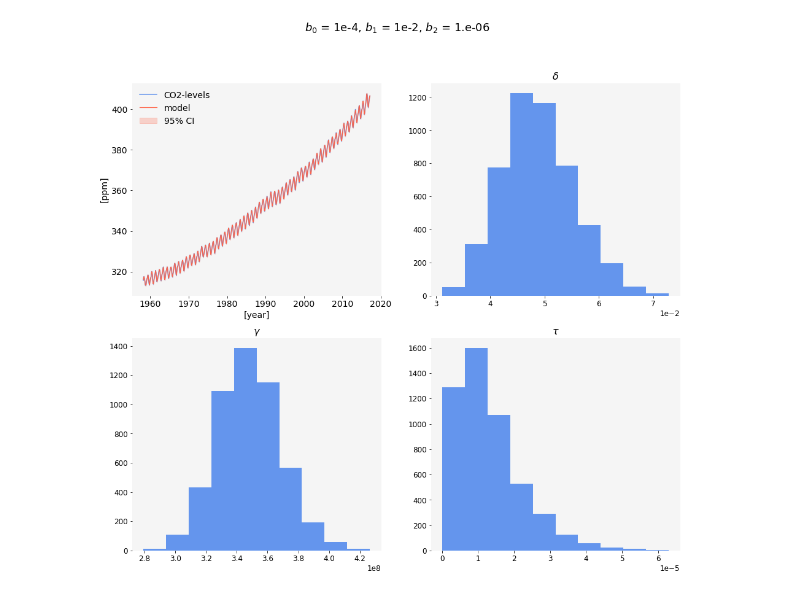
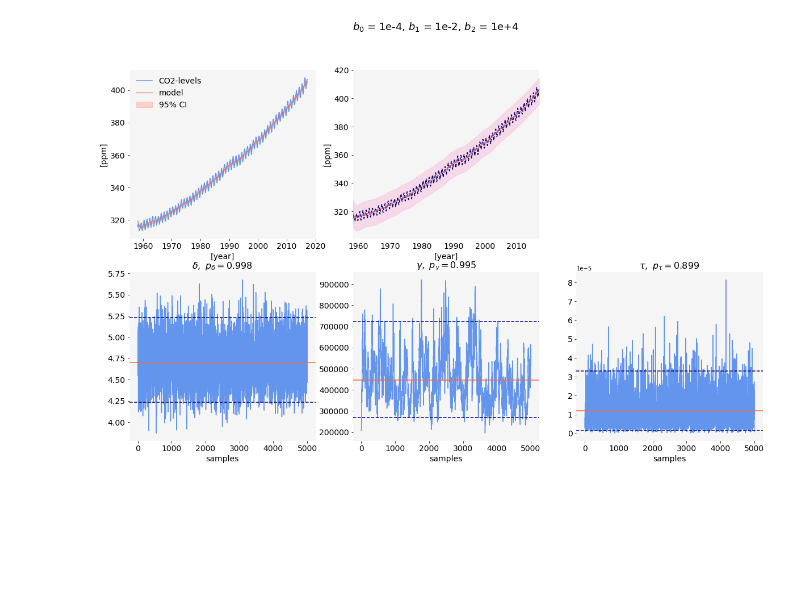
Before and after one commit to NikolineBalle/Bachelor, a Jupyter notebook: sampling_hawaii.ipynb, the cells around one changed output. Drawn from its saved outputs; the diff is of its cells as text; code cells hidden in the pictures; blank space fills up the shorter version.

```diff
--- a/sampling_hawaii.ipynb
+++ b/sampling_hawaii.ipynb
@@ -212,0 +282,11 @@ for j in range(J):
+# %%
+p = np.zeros(J)
+for i in range(J):
+    del_reshape = del_res[j,:]
+    del_reshape.shape=(5000,1)
+    tau_reshape = tau_res[j,:]
+    tau_reshape.shape=(5000,1)
+    gam_reshape = gam_res[j,:]
+    gam_reshape.shape=(5000,1)
+    hyp_chain =  np.concatenate((gam_reshape, del_reshape, tau_reshape),axis= 1)
+    _,p[j]       = Geweke(hyp_chain,0.1,0.5)
@@ -213,10 +295,11 @@ for j in range(J):
 # %%
 fs = 16
-ts = 12
+ts = 14
 col1 = 'cornflowerblue'
+samp = np.linspace(1,5000,5000)
 for j in range(J):
     fig = plt.figure()
-    plt.subplot(2,2,1)
+    plt.subplot(2,3,1)
     plt.plot(dates,carbon,color = 'cornflowerblue', label = '$\hat{y}_i$')
     plt.plot(dates,y_mean[j,:] ,color = 'tomato', linewidth=1.2, label = 'model')
     plt.fill_between(dates,y_ci[j,0,:],y_ci[j,1,:], color='tomato', alpha=.25,label = '$95\%$ CI')
@@ -230,54 +313,81 @@ for j in range(J):
     for spine in plt.gca().spines.values():
         spine.set_visible(False)
 
-    plt.subplot(2,2,2)
-    plt.hist(del_res[j,:], color = col1)
-    plt.ticklabel_format(axis = 'x', style = 'sci', scilimits=(0,0))
-    plt.title('$\\delta$', fontsize = fs)
+    plt.subplot(2,3,2)
+    plt.plot(dates,carbon,'--',color = 'navy', linewidth=1.5, label = '$y(x)$')
+    plt.plot(dates,y_mean[j,:] ,color = 'tomato', linewidth=1.2, label = 'model')
+    plt.fill_between(dates,y_mean[j,:]- np.mean(del_res[j,:])*scipy.stats.norm.ppf(0.975),y_mean[j,:]+ np.mean(del_res[j,:])*scipy.stats.norm.ppf(0.975), color='hotpink', alpha=.2,label = '$\mu_{y} \pm 1.96 \cdot \mu_{\\delta}$')
+    #red_patch = mpatches.Patch(color='tomato', alpha = .25, label='95% CI')
+    #fig.legend(handles=[red_patch], bbox_to_anchor=(0.705, 0.705),  loc="center right", borderaxespad=0.2,prop = {'size': 14}, frameon = False)
+    plt.ylabel('[ppm]', fontsize = 14)
+    plt.xlabel('[year]', fontsize = 14)
+    plt.xticks(fontsize = 14)
+    plt.yticks(fontsize = 14)
+    plt.xlim([a,b])
+    plt.tick_params(left=True, bottom = False, right = False, top = False)
+    #plt.legend(numpoints = 1, prop = {'size': 14}, loc = 'lower right',  bbox_to_anchor=(1.55, b), frameon = False)
+    ax = plt.gca()
+    ax.set_facecolor('whitesmoke')
+    for spine in plt.gca().spines.values():
+        spine.set_visible(False)
+
+
+    plt.subplot(2,3,4)
+    plt.plot(samp,del_res[j,:], color = col1)
+    plt.axhline(del_mean[j], color = 'tomato')
+    plt.axhline(del_ci[j,0,:], linestyle = '--', color = 'navy')
+    plt.axhline(del_ci[j,1,:],linestyle = '--', color = 'navy')
+    plt.xlabel('samples', fontsize = 14)
+    plt.title('$\\delta, \ p_{\\delta} = %s$' %(np.round(p[1], 3)), fontsize = fs)
     plt.xticks(fontsize = ts)
     plt.yticks(fontsize = ts)
     ax = plt.gca()
     ax.set_facecolor('whitesmoke')
     for spine in plt.gca().spines.values():
         spine.set_visible(False)
     ax.xaxis.get_offset_text().set_fontsize(ts)
 
-    plt.subplot(2,2,3)
-    plt.hist(tau_res[j,:], color = col1)
-    plt.title('$\\gamma$', fontsize = fs)
-    plt.ticklabel_format(axis = 'x', style = 'sci', scilimits=(0,0))
+    plt.subplot(2,3,5)
+    plt.plot(samp, tau_res[j,:], color = col1)
+    plt.axhline(tau_mean[j], color = 'tomato')
+    plt.axhline(tau_ci[j,0,:], linestyle = '--', color = 'navy')
+    plt.axhline(tau_ci[j,1,:],linestyle = '--', color = 'navy')
+    plt.title('$\\gamma, \ p_{\\gamma} = %s$' %(np.round(p[0], 3)), fontsize = fs)
+    plt.xlabel('samples', fontsize = 14)
     plt.xticks(fontsize = ts)
     plt.yticks(fontsize = ts)
     ax = plt.gca()
     ax.set_facecolor('whitesmoke')
     for spine in plt.gca().spines.values():
         spine.set_visible(False)
     ax.xaxis.get_offset_text().set_fontsize(ts)
 
-    plt.subplot(2,2,4)
-    plt.hist(gam_res[j,:], color = col1)
-    plt.title('$\\tau$', fontsize = fs)
-    plt.ticklabel_format(axis = 'x', style = 'sci', scilimits=(0,0))
+    plt.subplot(2,3,6)
+    plt.plot(samp,gam_res[j,:], color = col1)
+    plt.axhline(gam_mean[j], color = 'tomato')
+    plt.axhline(gam_ci[j,0,:], linestyle = '--', color = 'navy')
+    plt.axhline(gam_ci[j,1,:],linestyle = '--', color = 'navy')
+    plt.title('$\\tau, \ p_{\\tau} = %s$' %(np.round(p[2], 3)), fontsize = fs)
+    plt.xlabel('samples', fontsize = 14)
     plt.xticks(fontsize = ts)
     plt.yticks(fontsize = ts)
     ax = plt.gca()
     ax.set_facecolor('whitesmoke')
     for spine in plt.gca().spines.values():
         spine.set_visible(False)
     ax.xaxis.get_offset_text().set_fontsize(ts)
 
-    fig.set_figheight(10)
+
+    fig.set_figheight(12)
     fig.set_figwidth(20)
 
-    fig.suptitle('$b_0$ = 1e-4, $b_1$ = 1e-2, $b_2$ = %s' %(np.format_float_scientific(b_range[j], precision = 3, exp_digits=2)), fontsize=18)
+    fig.suptitle('$b_0$ = 1e-4, $b_1$ = 1e-2, $b_2$ = 1e+4', fontsize=18)
 
-    fig.set_figheight(14)
-    fig.set_figwidth(16)
     plt.show()
 
 
+    my_path = os.getcwd()
 
-    my_path = os.getcwd()
-    fig.savefig(my_path + '/Plots/sampling_resHb2' + str(j+1) + '.pdf', bbox_inches='tight')
+    #fig.savefig(my_path + '/Plots/sampling_resH_test' + str(j+1) + '.pdf', bbox_inches='tight')
 # %% [output]
-[figure, old version]
+[figure, new version]
```
Also changed, not shown: parts of 5 cells of this notebook, 15 other files.
